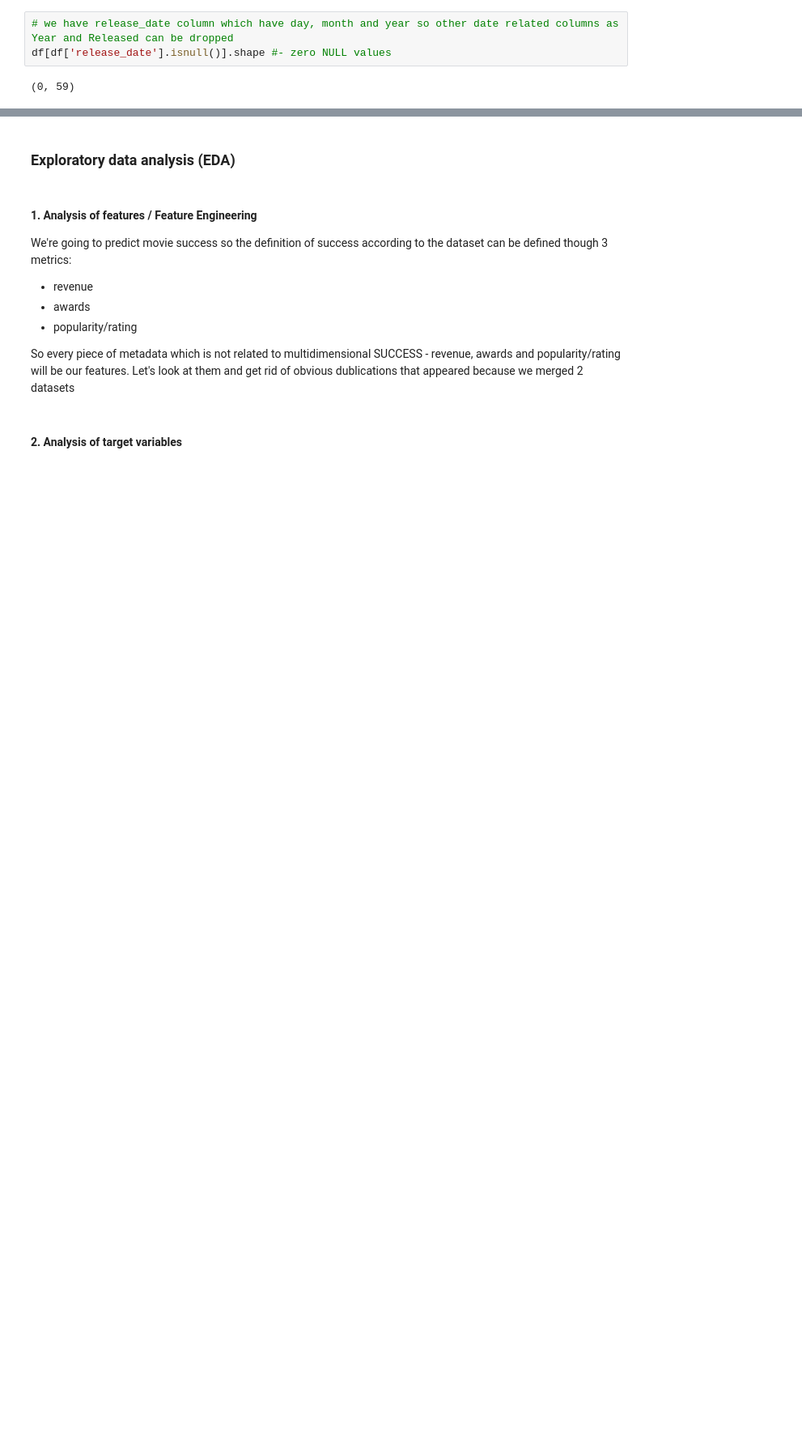
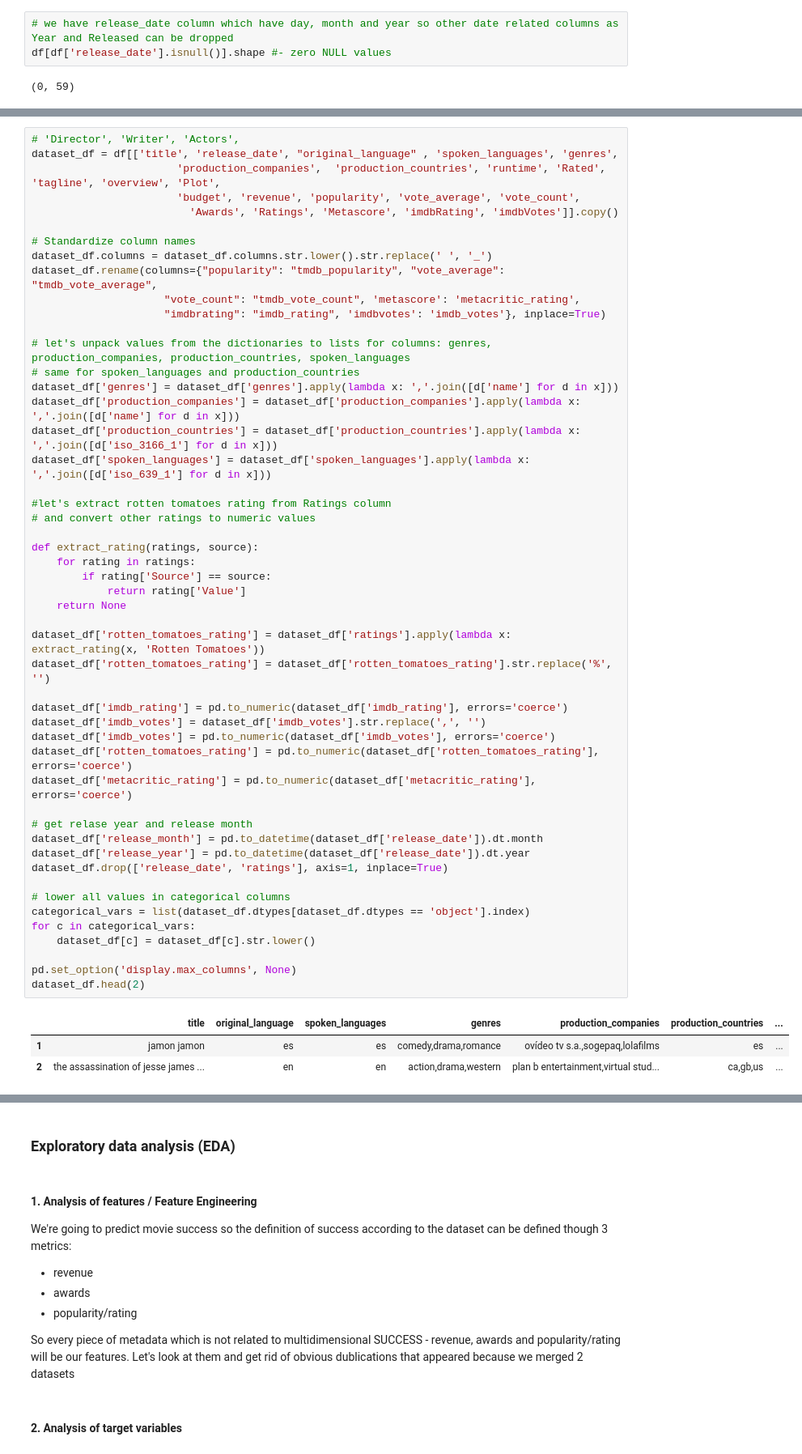
Before and after one commit to olgazju/ml_camp_2023, a Jupyter notebook: midterm project/notebooks/1-EDA.ipynb, the cells around one changed output, grey strips where cells are left out. Shown at 81% size. Drawn from its saved outputs; the diff is of its cells as text; blank space fills up the shorter version.

```diff
--- a/midterm project/notebooks/1-EDA.ipynb
+++ b/midterm project/notebooks/1-EDA.ipynb
@@ -251,0 +240,54 @@ dataset_df.head()
+# %%
+# 'Director', 'Writer', 'Actors',
+dataset_df = df[['title', 'release_date', "original_language" , 'spoken_languages', 'genres',
+                       'production_companies',  'production_countries', 'runtime', 'Rated', 'tagline', 'overview', 'Plot',
+                       'budget', 'revenue', 'popularity', 'vote_average', 'vote_count',
+                         'Awards', 'Ratings', 'Metascore', 'imdbRating', 'imdbVotes']].copy()
+
+# Standardize column names
+dataset_df.columns = dataset_df.columns.str.lower().str.replace(' ', '_')
+dataset_df.rename(columns={"popularity": "tmdb_popularity", "vote_average": "tmdb_vote_average",
+                     "vote_count": "tmdb_vote_count", 'metascore': 'metacritic_rating',
+                     "imdbrating": "imdb_rating", 'imdbvotes': 'imdb_votes'}, inplace=True)
+
+# let's unpack values from the dictionaries to lists for columns: genres, production_companies, production_countries, spoken_languages
+# same for spoken_languages and production_countries
+dataset_df['genres'] = dataset_df['genres'].apply(lambda x: ','.join([d['name'] for d in x]))
+dataset_df['production_companies'] = dataset_df['production_companies'].apply(lambda x: ','.join([d['name'] for d in x]))
+dataset_df['production_countries'] = dataset_df['production_countries'].apply(lambda x: ','.join([d['iso_3166_1'] for d in x]))
+dataset_df['spoken_languages'] = dataset_df['spoken_languages'].apply(lambda x: ','.join([d['iso_639_1'] for d in x]))
+
+#let's extract rotten tomatoes rating from Ratings column
+# and convert other ratings to numeric values
+
+def extract_rating(ratings, source):
+    for rating in ratings:
+        if rating['Source'] == source:
+            return rating['Value']
+    return None
+
+dataset_df['rotten_tomatoes_rating'] = dataset_df['ratings'].apply(lambda x: extract_rating(x, 'Rotten Tomatoes'))
+dataset_df['rotten_tomatoes_rating'] = dataset_df['rotten_tomatoes_rating'].str.replace('%', '')
+
+dataset_df['imdb_rating'] = pd.to_numeric(dataset_df['imdb_rating'], errors='coerce')
+dataset_df['imdb_votes'] = dataset_df['imdb_votes'].str.replace(',', '')
+dataset_df['imdb_votes'] = pd.to_numeric(dataset_df['imdb_votes'], errors='coerce')
+dataset_df['rotten_tomatoes_rating'] = pd.to_numeric(dataset_df['rotten_tomatoes_rating'], errors='coerce')
+dataset_df['metacritic_rating'] = pd.to_numeric(dataset_df['metacritic_rating'], errors='coerce')
+
+# get relase year and release month
+dataset_df['release_month'] = pd.to_datetime(dataset_df['release_date']).dt.month
+dataset_df['release_year'] = pd.to_datetime(dataset_df['release_date']).dt.year
+dataset_df.drop(['release_date', 'ratings'], axis=1, inplace=True)
+
+# lower all values in categorical columns
+categorical_vars = list(dataset_df.dtypes[dataset_df.dtypes == 'object'].index)
+for c in categorical_vars:
+    dataset_df[c] = dataset_df[c].str.lower()
+
+pd.set_option('display.max_columns', None)
+dataset_df.head(2)
+# %% [output]
+|  | title | original_language | spoken_languages | genres | production_companies | production_countries | ... |
+| 1 | jamon jamon | es | es | comedy,drama,romance | ovídeo tv s.a.,sogepaq,lolafilms | es | ... |
+| 2 | the assassination of jesse james ... | en | en | action,drama,western | plan b entertainment,virtual stud... | ca,gb,us | ... |
```
Also changed, not shown: parts of 20 cells of this notebook, 1 other file.
